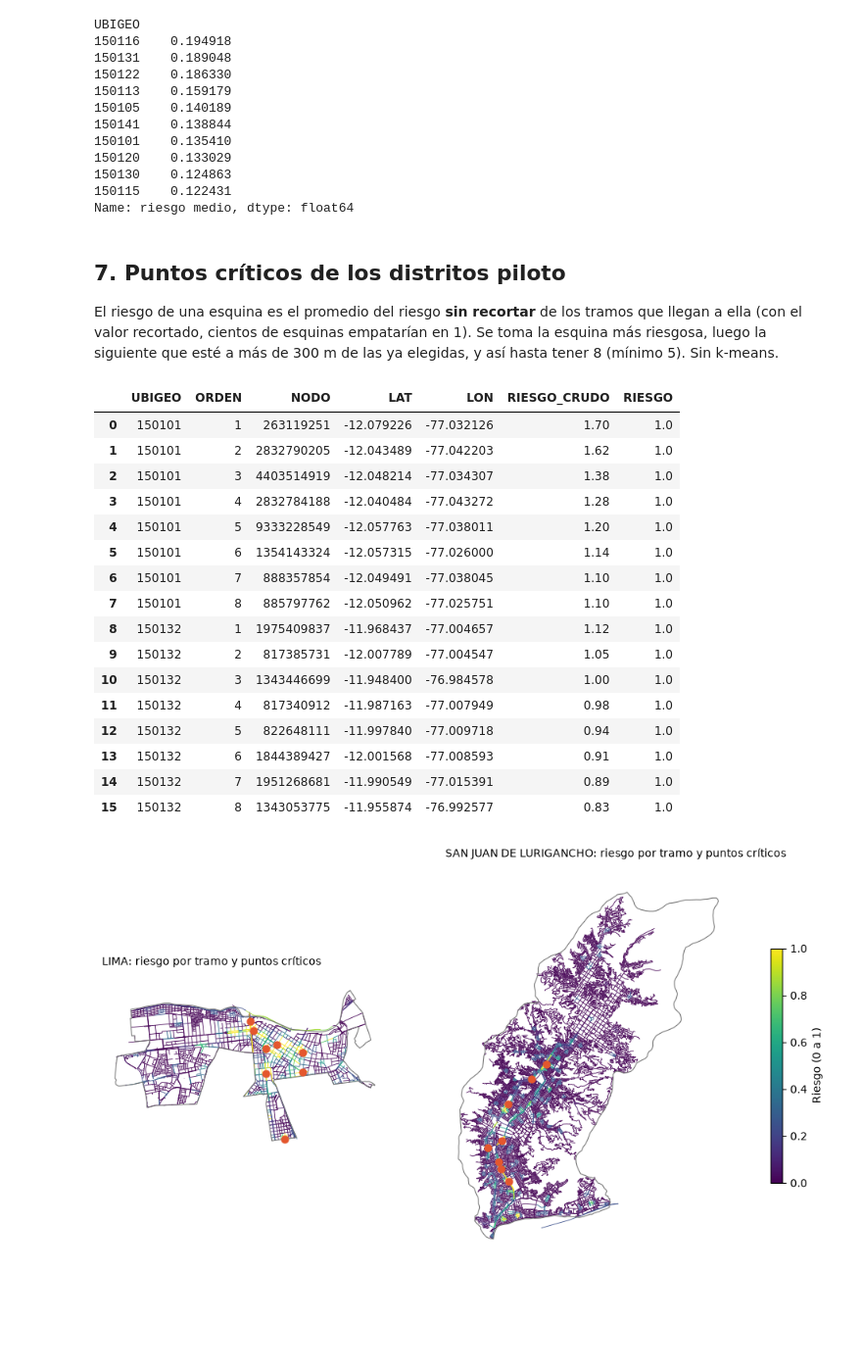
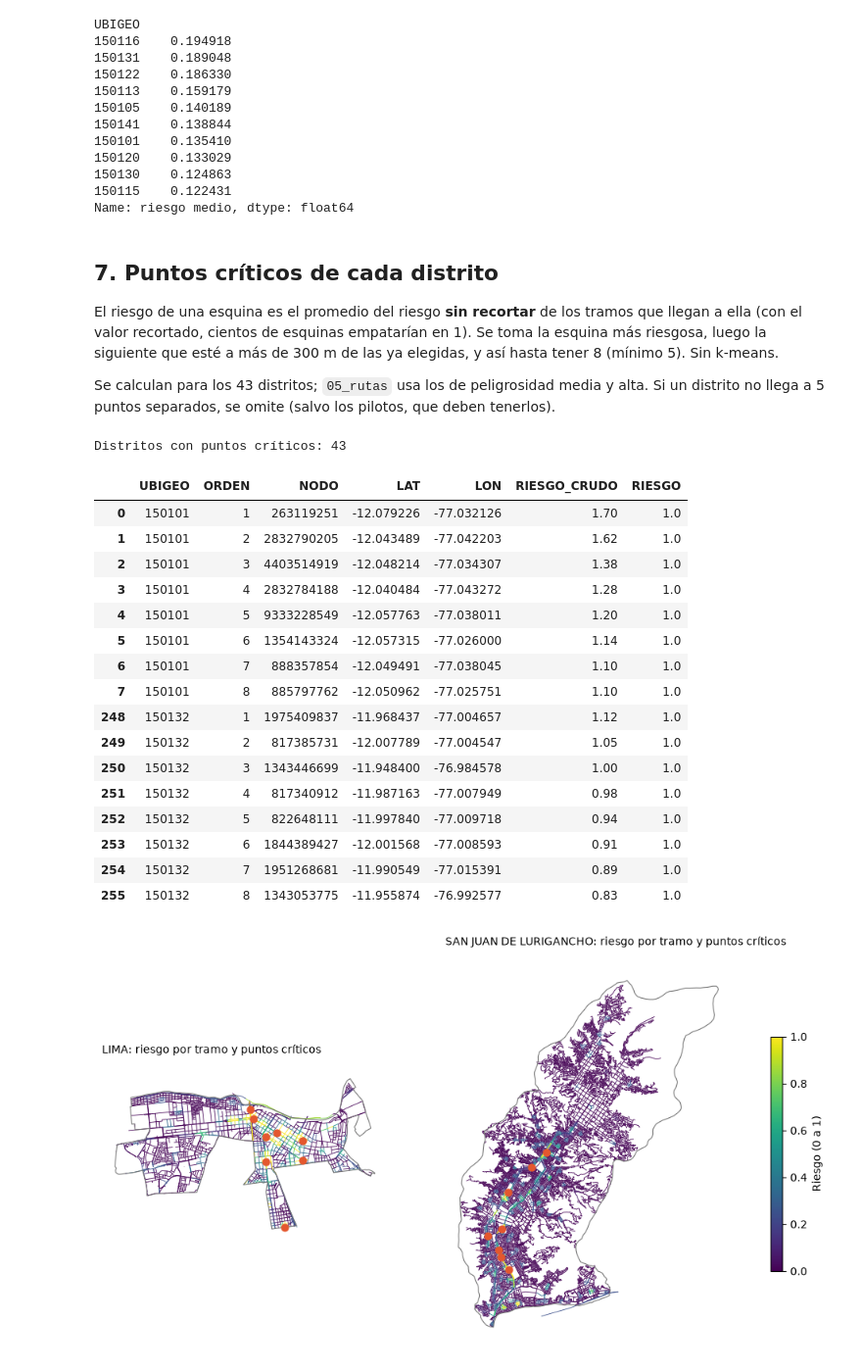
Before and after one commit to Hugo275-maker/TrabajoFinalIA, a Jupyter notebook: notebooks/03_riesgo.ipynb, the cells around one changed output. Shown at 98% size. Saved outputs shown, nothing was run; the diff lists cells and outputs as text; code cells hidden in the pictures; blank space fills up the shorter version.

```diff
--- a/notebooks/03_riesgo.ipynb
+++ b/notebooks/03_riesgo.ipynb
@@ -237,51 +237,58 @@ UBIGEO
 150115    0.122431
 Name: riesgo medio, dtype: float64
 # %% [markdown]
-## 7. Puntos críticos de los distritos piloto
+## 7. Puntos críticos de cada distrito
 El riesgo de una esquina es el promedio del riesgo **sin recortar** de los tramos que llegan a ella (con el valor recortado, cientos de esquinas empatarían en 1). Se toma la esquina más riesgosa, luego la siguiente que esté a más de 300 m de las ya elegidas, y así hasta tener 8 (mínimo 5). Sin k-means.
+
+Se calculan para los 43 distritos; `05_rutas` usa los de peligrosidad media y alta. Si un distrito no llega a 5 puntos separados, se omite (salvo los pilotos, que deben tenerlos).
 # %%
 nodos = fuente.ox.graph_to_gdfs(Gu, edges=False).to_crs(CRS)
 r = tramos.reset_index()[["u", "v", "RIESGO_CRUDO", "UBIGEO"]]
 riesgo_nodo = pd.concat([r[["u", "RIESGO_CRUDO"]].rename(columns={"u": "nodo"}),
                          r[["v", "RIESGO_CRUDO"]].rename(columns={"v": "nodo"})]).groupby("nodo")["RIESGO_CRUDO"].mean()
 nodos["RIESGO"] = riesgo_nodo.reindex(nodos.index).fillna(0)
 
 filas = []
-for u in PILOTOS:
+for u in sorted(lim_m["UBIGEO"]):
     poligono = lim_m.loc[lim_m["UBIGEO"] == u, "geometry"].iloc[0]
     candidatos = nodos[nodos.within(poligono)].sort_values("RIESGO", ascending=False)
     elegidos = []
     for osmid, fila in candidatos.iterrows():
         if all(fila.geometry.distance(e.geometry) >= SEPARACION_M for _, e in elegidos):
             elegidos.append((osmid, fila))
         if len(elegidos) == MAX_PUNTOS:
             break
-    assert len(elegidos) >= MIN_PUNTOS, f"{u}: solo {len(elegidos)} puntos"
+    if len(elegidos) < MIN_PUNTOS:
+        assert u not in PILOTOS, f"{u}: solo {len(elegidos)} puntos"
+        print(f"{u}: solo {len(elegidos)} puntos separados, se omite")
+        continue
     latlon = gpd.GeoSeries([e.geometry for _, e in elegidos], crs=CRS).to_crs("EPSG:4326")
     for orden, ((osmid, e), p) in enumerate(zip(elegidos, latlon), 1):
         filas.append({"UBIGEO": u, "ORDEN": orden, "NODO": osmid, "LAT": p.y, "LON": p.x, "RIESGO_CRUDO": round(e["RIESGO"], 2), "RIESGO": round(float(np.clip((e["RIESGO"] - piso) / (tope - piso), 0, 1)), 4)})
 
 puntos = pd.DataFrame(filas)
 puntos.to_csv(PROCESADOS / "puntos_criticos.csv", index=False)
-puntos
+print("Distritos con puntos críticos:", puntos["UBIGEO"].nunique())
+puntos[puntos["UBIGEO"].isin(PILOTOS)]
 # %% [output]
+Distritos con puntos críticos: 43
 |  | UBIGEO | ORDEN | NODO | LAT | LON | RIESGO_CRUDO | RIESGO |
 | 0 | 150101 | 1 | 263119251 | -12.079226 | -77.032126 | 1.70 | 1.0 |
 | 1 | 150101 | 2 | 2832790205 | -12.043489 | -77.042203 | 1.62 | 1.0 |
 | 2 | 150101 | 3 | 4403514919 | -12.048214 | -77.034307 | 1.38 | 1.0 |
 | 3 | 150101 | 4 | 2832784188 | -12.040484 | -77.043272 | 1.28 | 1.0 |
 | 4 | 150101 | 5 | 9333228549 | -12.057763 | -77.038011 | 1.20 | 1.0 |
 | 5 | 150101 | 6 | 1354143324 | -12.057315 | -77.026000 | 1.14 | 1.0 |
 | 6 | 150101 | 7 | 888357854 | -12.049491 | -77.038045 | 1.10 | 1.0 |
 | 7 | 150101 | 8 | 885797762 | -12.050962 | -77.025751 | 1.10 | 1.0 |
-| 8 | 150132 | 1 | 1975409837 | -11.968437 | -77.004657 | 1.12 | 1.0 |
-| 9 | 150132 | 2 | 817385731 | -12.007789 | -77.004547 | 1.05 | 1.0 |
-| 10 | 150132 | 3 | 1343446699 | -11.948400 | -76.984578 | 1.00 | 1.0 |
-| 11 | 150132 | 4 | 817340912 | -11.987163 | -77.007949 | 0.98 | 1.0 |
-| 12 | 150132 | 5 | 822648111 | -11.997840 | -77.009718 | 0.94 | 1.0 |
-| 13 | 150132 | 6 | 1844389427 | -12.001568 | -77.008593 | 0.91 | 1.0 |
-| 14 | 150132 | 7 | 1951268681 | -11.990549 | -77.015391 | 0.89 | 1.0 |
-| 15 | 150132 | 8 | 1343053775 | -11.955874 | -76.992577 | 0.83 | 1.0 |
+| 248 | 150132 | 1 | 1975409837 | -11.968437 | -77.004657 | 1.12 | 1.0 |
+| 249 | 150132 | 2 | 817385731 | -12.007789 | -77.004547 | 1.05 | 1.0 |
+| 250 | 150132 | 3 | 1343446699 | -11.948400 | -76.984578 | 1.00 | 1.0 |
+| 251 | 150132 | 4 | 817340912 | -11.987163 | -77.007949 | 0.98 | 1.0 |
+| 252 | 150132 | 5 | 822648111 | -11.997840 | -77.009718 | 0.94 | 1.0 |
+| 253 | 150132 | 6 | 1844389427 | -12.001568 | -77.008593 | 0.91 | 1.0 |
+| 254 | 150132 | 7 | 1951268681 | -11.990549 | -77.015391 | 0.89 | 1.0 |
+| 255 | 150132 | 8 | 1343053775 | -11.955874 | -76.992577 | 0.83 | 1.0 |
 # %%
 fig, ejes = plt.subplots(1, 2, figsize=(13, 6.5))
 for eje, u in zip(ejes, PILOTOS):
```
Also changed, not shown: 13 other files.
